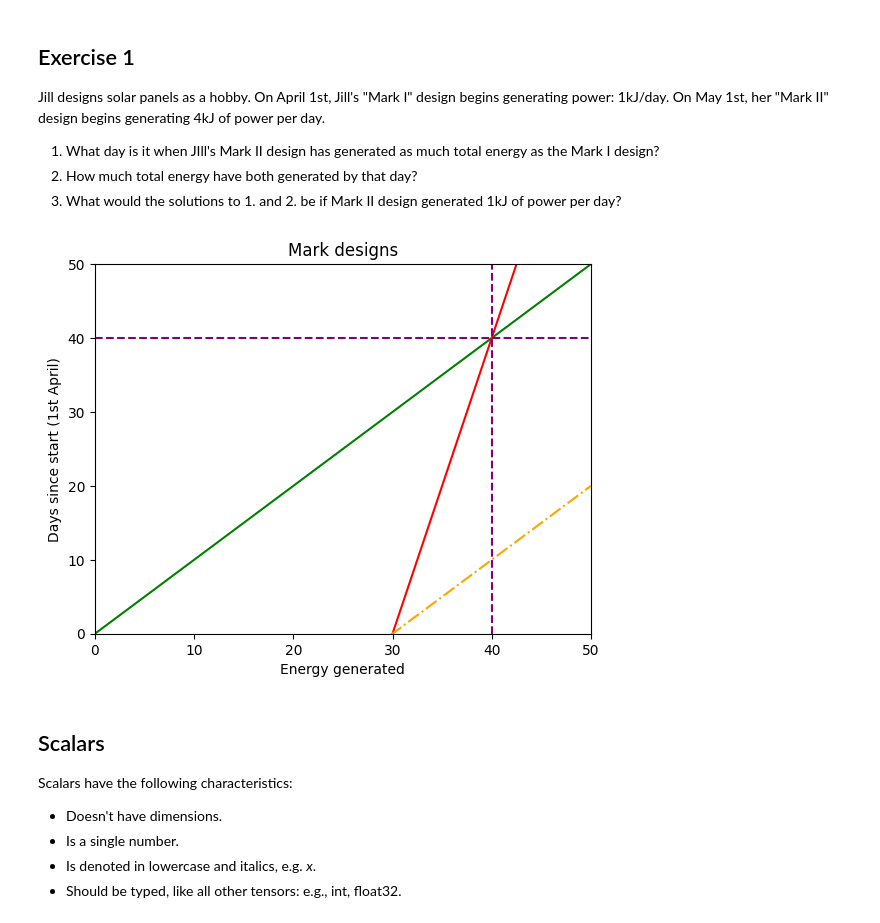
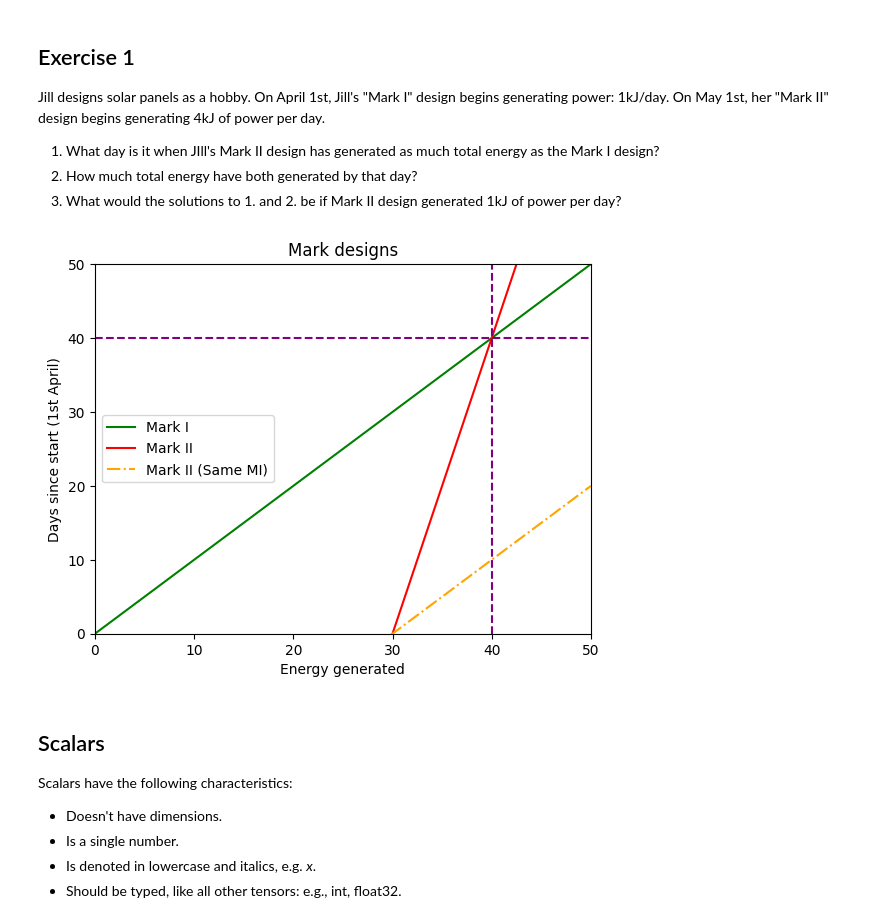
Before and after one commit to alemr214/mathematical_foundations_ml, a Jupyter notebook: linear_algebra/data_structures.ipynb, the cells around one changed output. Cells and saved outputs as stored; diff of their text form; code cells hidden in the pictures.

```diff
--- a/linear_algebra/data_structures.ipynb
+++ b/linear_algebra/data_structures.ipynb
@@ -39,18 +39,19 @@ ec3 = 1 * (t - 30) # Ecuations for Mark II if generates 1kJ per day
 # %%
 fig, ax = plt.subplots()
 plt.title("Mark designs")
 plt.xlabel("Energy generated")
 plt.ylabel("Days since start (1st April)")
 ax.set_xlim([0, 50])
 ax.set_ylim([0, 50])
-ax.plot(t, ec1, label="Design 1", c="green")
-ax.plot(t, ec2, label="Design 2", c="red")
-ax.plot(t, ec3, label="Design 3", c="orange", linestyle='-.')
+ax.plot(t, ec1, label="Mark I", c="green")
+ax.plot(t, ec2, label="Mark II", c="red")
+ax.plot(t, ec3, label="Mark II (Same MI)", c="orange", linestyle='-.')
+ax.legend()
 plt.axvline(x=40, color='purple', linestyle='--')
 plt.axhline(y=40, color='purple', linestyle='--')
 plt.show()
 # %% [output]
-[figure, old version]
+[figure, new version]
 # %% [markdown]
 ## Scalars
 
```
Also changed, not shown: parts of 23 cells of this notebook.
